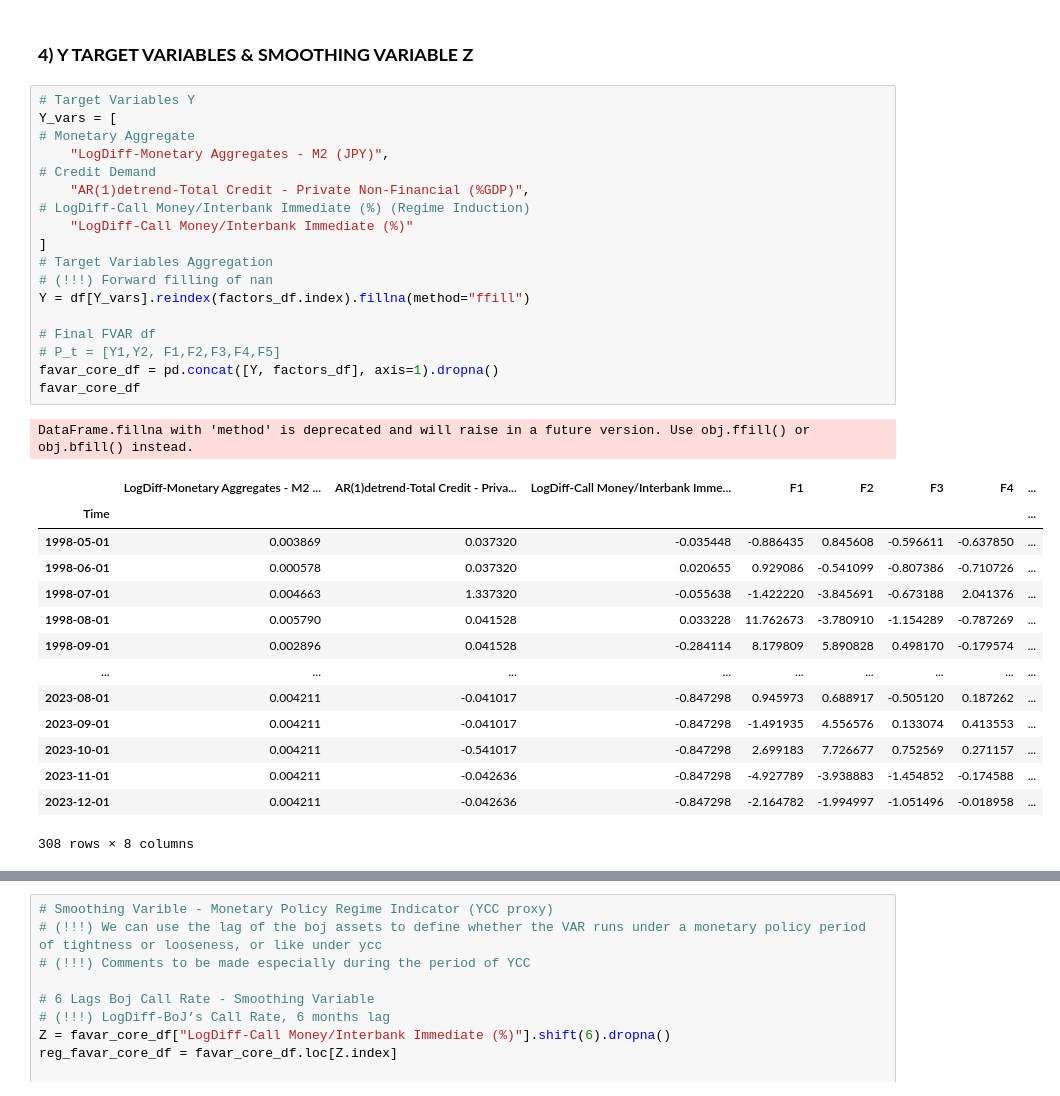
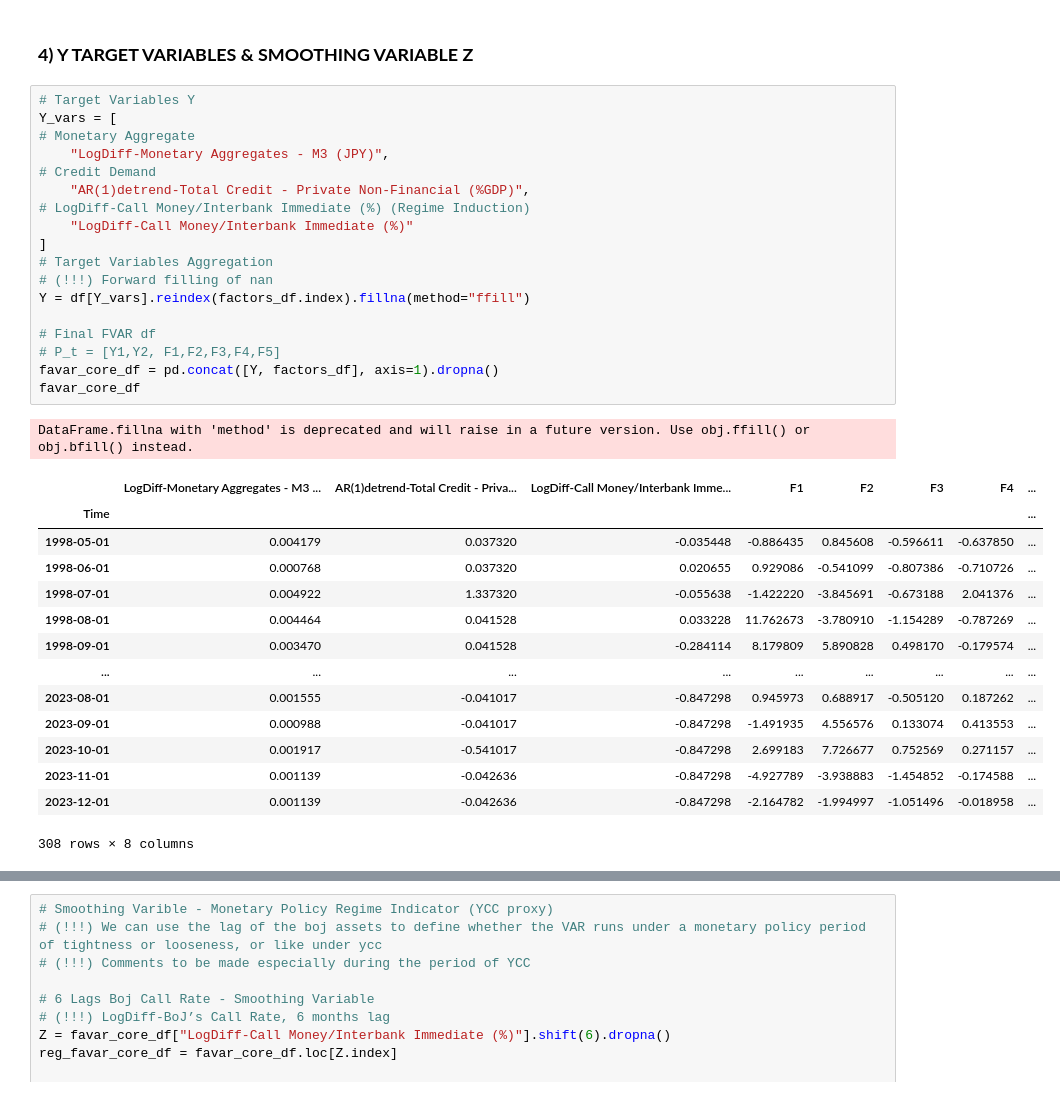
Before and after one commit to EliaLand/IRL-FAVAR_money_endogeneity, a Jupyter notebook: Module5_FCFAVAR.ipynb, the cells around one changed output, grey strips where cells are left out. Cells and saved outputs as stored; diff of their text form.

```diff
--- a/Module5_FCFAVAR.ipynb
+++ b/Module5_FCFAVAR.ipynb
@@ -199,36 +201,36 @@ Explained variance: [0.51622954 0.75866632 0.88797019 0.95922467 0.98994037]
 # %%
 # Target Variables Y
 Y_vars = [
 # Monetary Aggregate
-    "LogDiff-Monetary Aggregates - M2 (JPY)",
+    "LogDiff-Monetary Aggregates - M3 (JPY)",
 # Credit Demand
     "AR(1)detrend-Total Credit - Private Non-Financial (%GDP)",
 # LogDiff-Call Money/Interbank Immediate (%) (Regime Induction)
     "LogDiff-Call Money/Interbank Immediate (%)"
 ]
 # Target Variables Aggregation
 # (!!!) Forward filling of nan
 Y = df[Y_vars].reindex(factors_df.index).fillna(method="ffill")
 
 # Final FVAR df
 # P_t = [Y1,Y2, F1,F2,F3,F4,F5]
 favar_core_df = pd.concat([Y, factors_df], axis=1).dropna()
 favar_core_df
 # %% [output]
 DataFrame.fillna with 'method' is deprecated and will raise in a future version. Use obj.ffill() or obj.bfill() instead.
-|  | LogDiff-Monetary Aggregates - M2 ... | AR(1)detrend-Total Credit - Priva... | LogDiff-Call Money/Interbank Imme... | F1 | F2 | F3 | F4 | ... |
+|  | LogDiff-Monetary Aggregates - M3 ... | AR(1)detrend-Total Credit - Priva... | LogDiff-Call Money/Interbank Imme... | F1 | F2 | F3 | F4 | ... |
 | Time |  |  |  |  |  |  |  | ... |
-| 1998-05-01 | 0.003869 | 0.037320 | -0.035448 | -0.886435 | 0.845608 | -0.596611 | -0.637850 | ... |
-| 1998-06-01 | 0.000578 | 0.037320 | 0.020655 | 0.929086 | -0.541099 | -0.807386 | -0.710726 | ... |
-| 1998-07-01 | 0.004663 | 1.337320 | -0.055638 | -1.422220 | -3.845691 | -0.673188 | 2.041376 | ... |
-| 1998-08-01 | 0.005790 | 0.041528 | 0.033228 | 11.762673 | -3.780910 | -1.154289 | -0.787269 | ... |
-| 1998-09-01 | 0.002896 | 0.041528 | -0.284114 | 8.179809 | 5.890828 | 0.498170 | -0.179574 | ... |
+| 1998-05-01 | 0.004179 | 0.037320 | -0.035448 | -0.886435 | 0.845608 | -0.596611 | -0.637850 | ... |
+| 1998-06-01 | 0.000768 | 0.037320 | 0.020655 | 0.929086 | -0.541099 | -0.807386 | -0.710726 | ... |
+| 1998-07-01 | 0.004922 | 1.337320 | -0.055638 | -1.422220 | -3.845691 | -0.673188 | 2.041376 | ... |
+| 1998-08-01 | 0.004464 | 0.041528 | 0.033228 | 11.762673 | -3.780910 | -1.154289 | -0.787269 | ... |
+| 1998-09-01 | 0.003470 | 0.041528 | -0.284114 | 8.179809 | 5.890828 | 0.498170 | -0.179574 | ... |
 | ... | ... | ... | ... | ... | ... | ... | ... | ... |
-| 2023-08-01 | 0.004211 | -0.041017 | -0.847298 | 0.945973 | 0.688917 | -0.505120 | 0.187262 | ... |
-| 2023-09-01 | 0.004211 | -0.041017 | -0.847298 | -1.491935 | 4.556576 | 0.133074 | 0.413553 | ... |
-| 2023-10-01 | 0.004211 | -0.541017 | -0.847298 | 2.699183 | 7.726677 | 0.752569 | 0.271157 | ... |
-| 2023-11-01 | 0.004211 | -0.042636 | -0.847298 | -4.927789 | -3.938883 | -1.454852 | -0.174588 | ... |
-| 2023-12-01 | 0.004211 | -0.042636 | -0.847298 | -2.164782 | -1.994997 | -1.051496 | -0.018958 | ... |
+| 2023-08-01 | 0.001555 | -0.041017 | -0.847298 | 0.945973 | 0.688917 | -0.505120 | 0.187262 | ... |
+| 2023-09-01 | 0.000988 | -0.041017 | -0.847298 | -1.491935 | 4.556576 | 0.133074 | 0.413553 | ... |
+| 2023-10-01 | 0.001917 | -0.541017 | -0.847298 | 2.699183 | 7.726677 | 0.752569 | 0.271157 | ... |
+| 2023-11-01 | 0.001139 | -0.042636 | -0.847298 | -4.927789 | -3.938883 | -1.454852 | -0.174588 | ... |
+| 2023-12-01 | 0.001139 | -0.042636 | -0.847298 | -2.164782 | -1.994997 | -1.051496 | -0.018958 | ... |
 308 rows × 8 columns
 # %%
 # AIC for lag order selection
```
Also changed, not shown: parts of 13 cells of this notebook, 1 other file.
